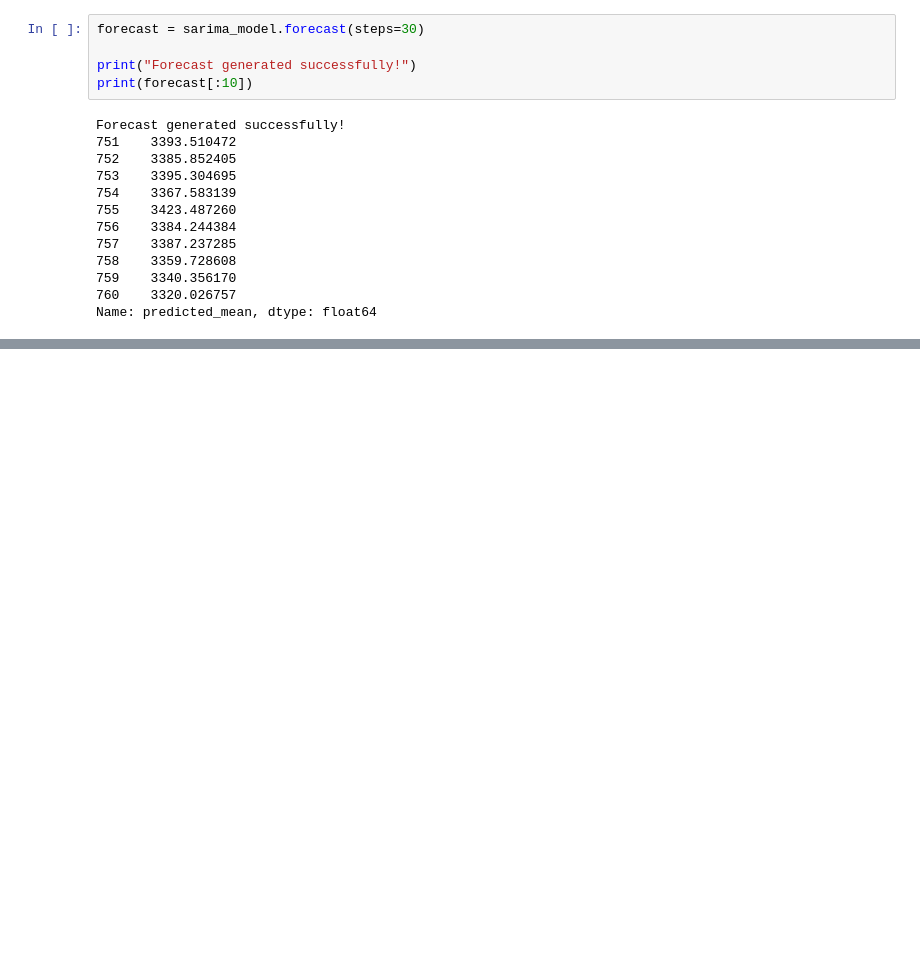
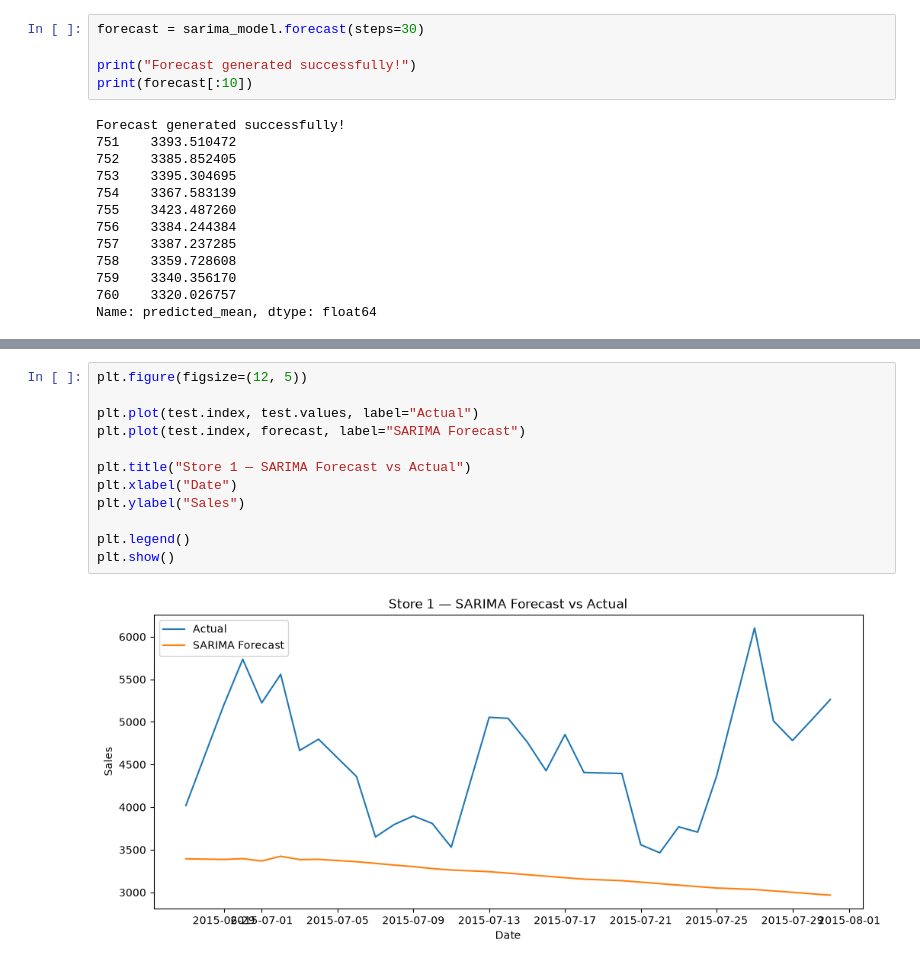
Before and after one commit to shreyaChoudhry/stocksense, a Jupyter notebook: notebooks/04_sarima.ipynb, the cells around one changed output, grey strips where cells are left out. Saved outputs shown, nothing was run; the diff lists cells and outputs as text; blank space fills up the shorter version.

Commit message:
Finalize forecasting and supervised feature notebooks

```diff
--- a/notebooks/04_sarima.ipynb
+++ b/notebooks/04_sarima.ipynb
@@ -163,0 +180,14 @@ Name: predicted_mean, dtype: float64
+# %%
+plt.figure(figsize=(12, 5))
+
+plt.plot(test.index, test.values, label="Actual")
+plt.plot(test.index, forecast, label="SARIMA Forecast")
+
+plt.title("Store 1 — SARIMA Forecast vs Actual")
+plt.xlabel("Date")
+plt.ylabel("Sales")
+
+plt.legend()
+plt.show()
+# %% [output]
+[figure, added]
```
Also changed, not shown: parts of 2 cells of this notebook, 2 other files.
